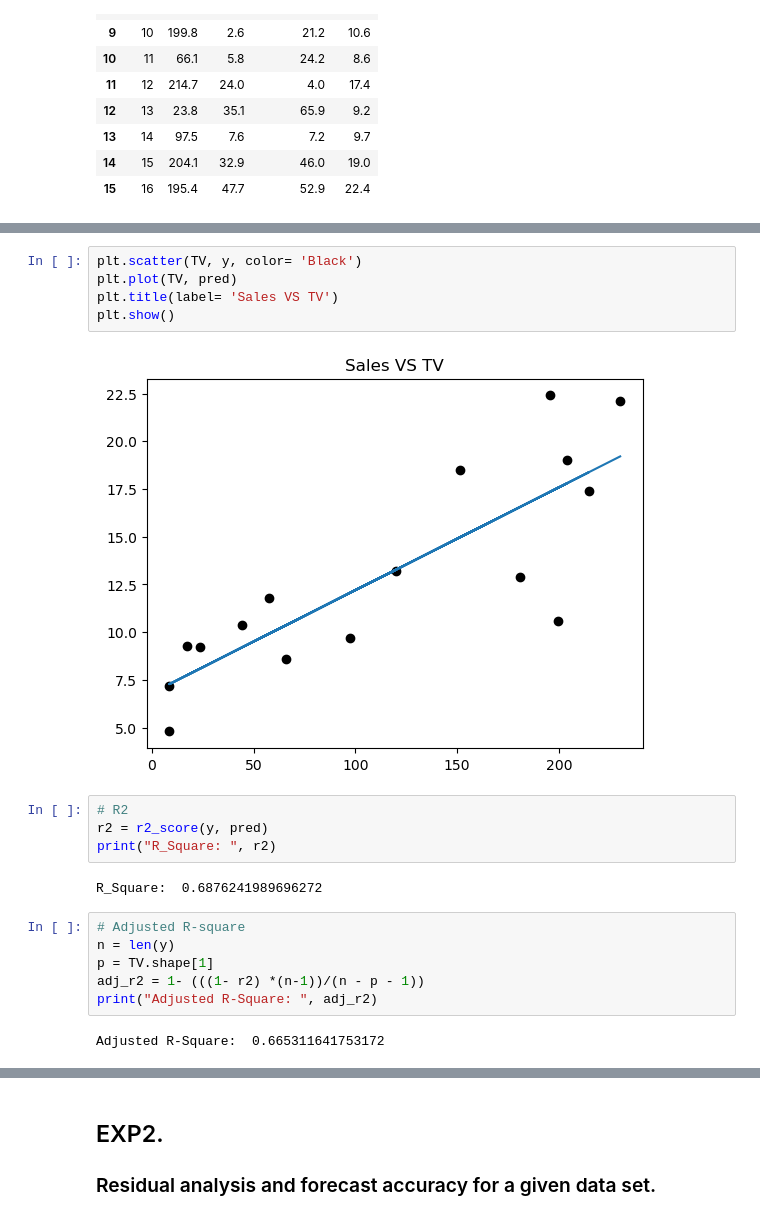
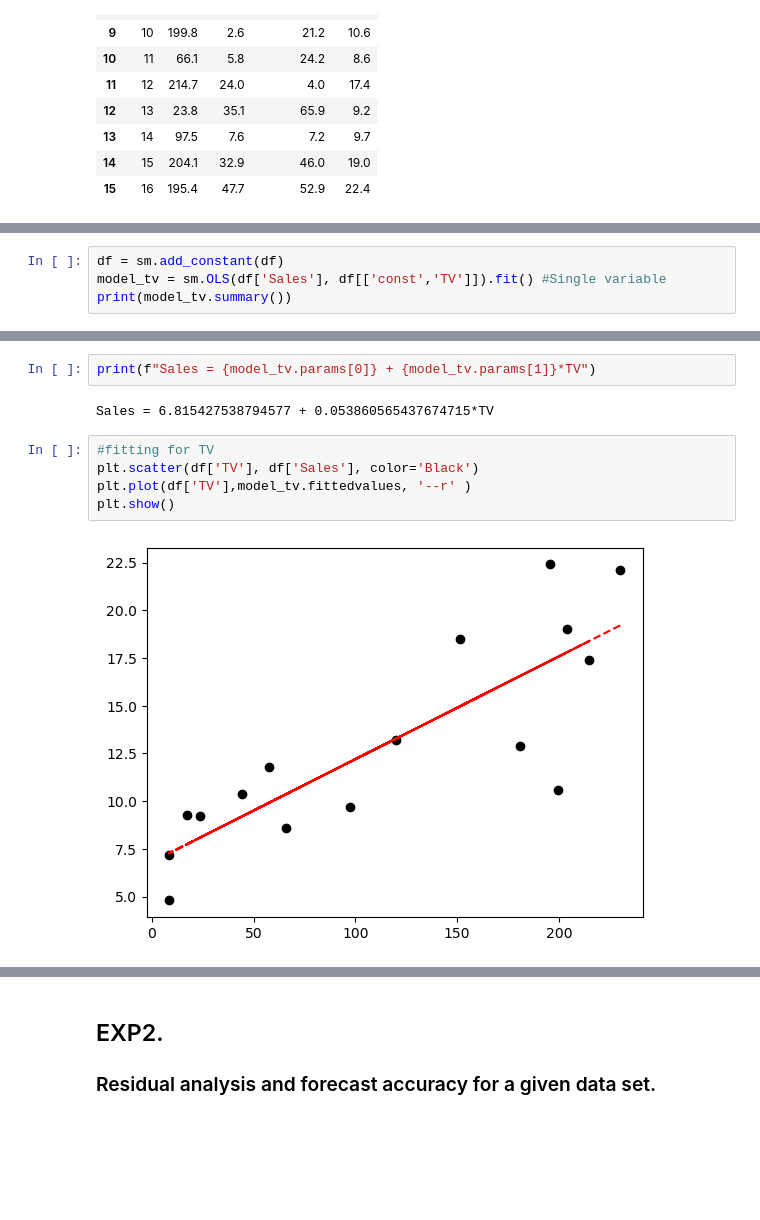
Before and after one commit to s0ul141/SB47, a Jupyter notebook: Reg_Lab_Fat_prep.ipynb, the cells around one changed output, grey strips where cells are left out. Saved outputs shown, nothing was run; the diff lists cells and outputs as text; blank space fills up the shorter version.

```diff
--- a/Reg_Lab_Fat_prep.ipynb
+++ b/Reg_Lab_Fat_prep.ipynb
@@ -53,0 +37,4 @@ array([19.20874365,  9.2122227 ,  7.74182926, 14.9753032 , 16.55341777,
+# %%
+df = sm.add_constant(df)
+model_tv = sm.OLS(df['Sales'], df[['const','TV']]).fit() #Single variable
+print(model_tv.summary())
@@ -54,21 +59,11 @@ array([19.20874365,  9.2122227 ,  7.74182926, 14.9753032 , 16.55341777,
+# %%
+print(f"Sales = {model_tv.params[0]} + {model_tv.params[1]}*TV")
+# %% [output]
+Sales = 6.815427538794577 + 0.053860565437674715*TV
 # %%
-plt.scatter(TV, y, color= 'Black')
-plt.plot(TV, pred)
-plt.title(label= 'Sales VS TV')
+#fitting for TV
+plt.scatter(df['TV'], df['Sales'], color='Black')
+plt.plot(df['TV'],model_tv.fittedvalues, '--r' )
 plt.show()
 # %% [output]
-[figure, old version]
+[figure, new version]
-# %%
-# R2
-r2 = r2_score(y, pred)
-print("R_Square: ", r2)
-# %% [output]
-R_Square:  0.6876241989696272
-# %%
-# Adjusted R-square
-n = len(y)
-p = TV.shape[1]
-adj_r2 = 1- (((1- r2) *(n-1))/(n - p - 1))
-print("Adjusted R-Square: ", adj_r2)
-# %% [output]
-Adjusted R-Square:  0.665311641753172
```
Also changed, not shown: parts of 19 cells of this notebook.
